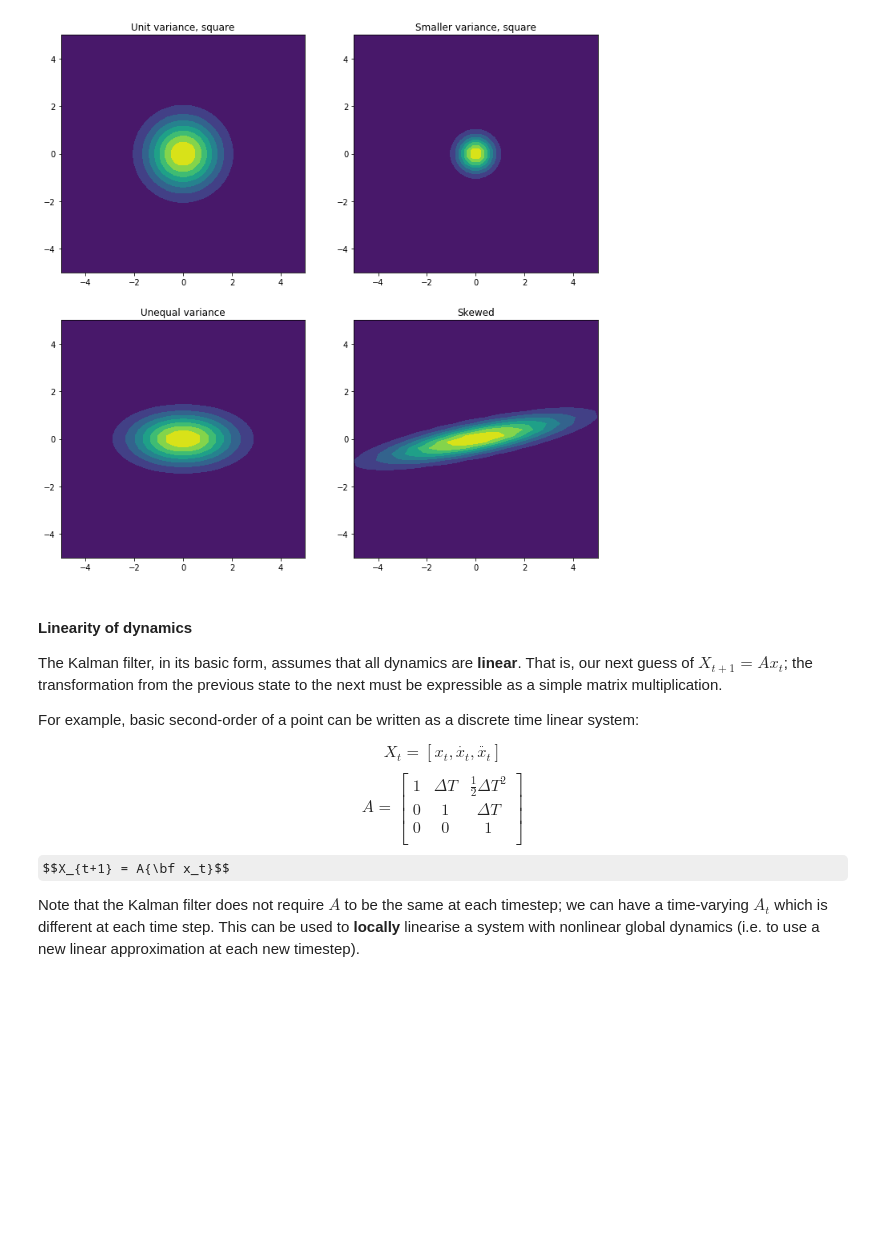
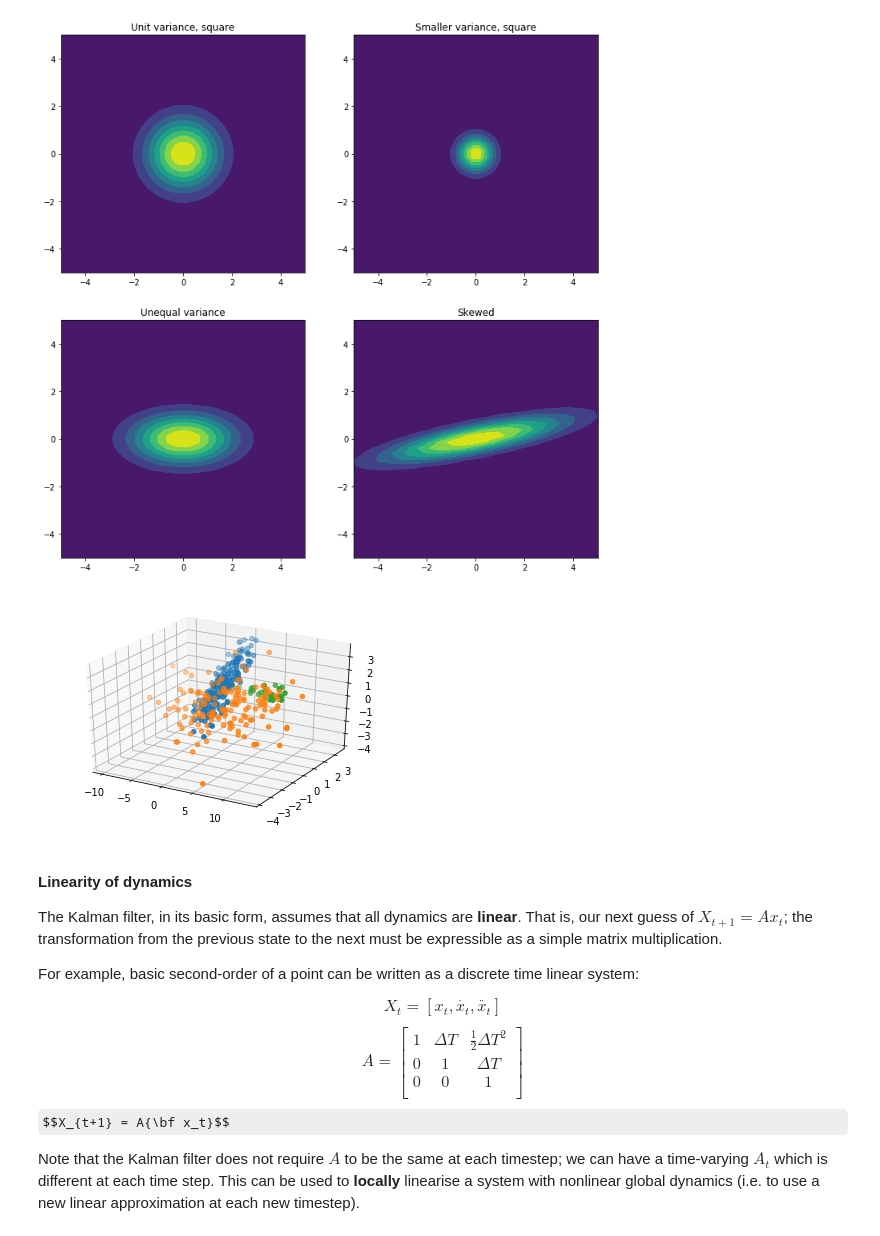
Before and after one commit to johnhw/summerschool2017, a Jupyter notebook: dynamic/dynamic_1.ipynb, the cells around one changed output. Cells and saved outputs as stored; diff of their text form; code cells hidden in the pictures; some formulas as TeX source; blank space fills up the shorter version.

```diff
--- a/dynamic/dynamic_1.ipynb
+++ b/dynamic/dynamic_1.ipynb
@@ -245,6 +319,24 @@ plt.title("Skewed")
 sigma_plot([[6,0], [1.2,0.4]])
 # %% [output]
 [figure]
+# %%
+import matplotlib.pyplot as plt
+from mpl_toolkits.mplot3d import Axes3D
+fig = plt.figure()
+ax = fig.add_subplot(111, projection='3d')
+cluster_1 = np.random.normal(np.array([0,1,2]), np.array([1,1,1]), size=(200,3))
+cluster_2 = np.random.normal(np.array([2,0,0]), np.array([5,1,0.5]), size=(150,3))
+cluster_3 = np.random.normal(np.array([7,1,1]), np.array([1.8,0.2,0.5]), size=(30,3))
+
+for cluster in [cluster_1, cluster_2, cluster_3]:
+    x = cluster[:,0]
+    y = cluster[:,1]
+    z = cluster[:,1]
+    ax.scatter(x,y,z)
+
+plt.savefig("plot3d.svg")
+# %% [output]
+[figure, added]
 # %% [markdown]
 #### Linearity of dynamics
 The Kalman filter, in its basic form, assumes that all dynamics are **linear**. That is, our next guess of $X_{t+1} = Ax_t$; the transformation from the previous state to the next must be expressible as a simple matrix multiplication.
```
Also changed, not shown: parts of 14 cells of this notebook, 7 other files.
